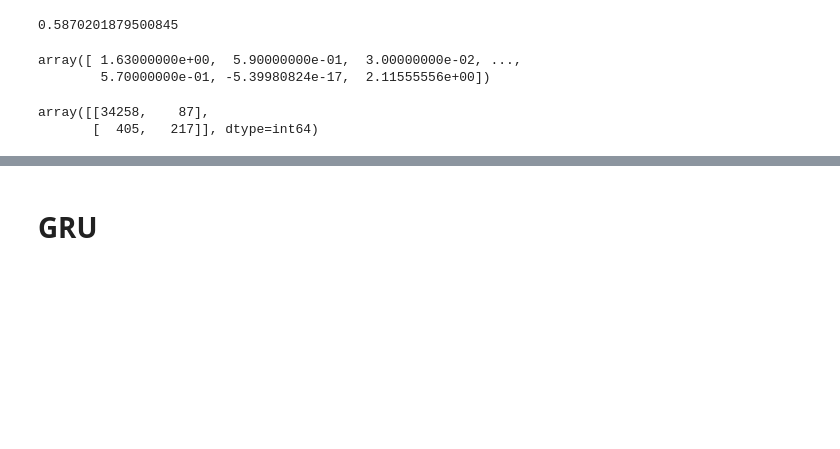
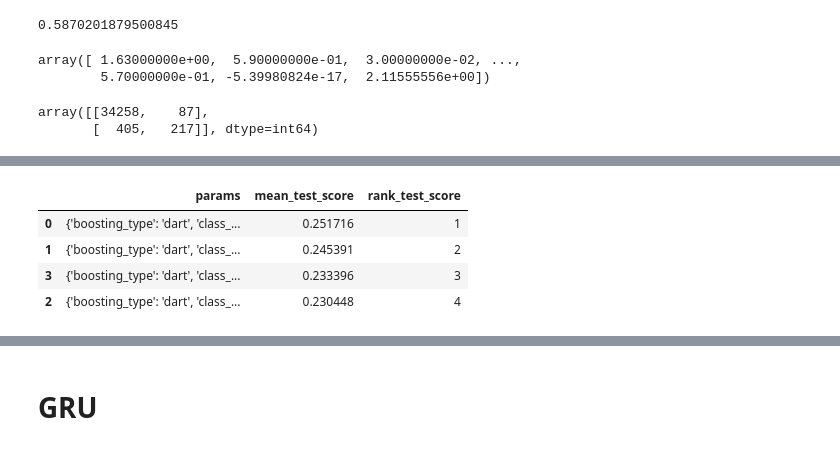
Before and after one commit to Rokkaan5/STAT5010_FinalProject, a Jupyter notebook: code/STAT5010-JK.ipynb, the cells around one changed output, grey strips where cells are left out. Saved outputs shown, nothing was run; the diff lists cells and outputs as text; code cells hidden in the pictures; blank space fills up the shorter version.

```diff
--- a/code/STAT5010-JK.ipynb
+++ b/code/STAT5010-JK.ipynb
@@ -248,0 +251,14 @@ array([[34258,    87],
+# %%
+parameters = {'boosting_type':['dart'],
+              'learning_rate':[.3,.4,.5, .6],
+              'n_jobs': [-1],
+              'class_weight': ['balanced']}
+
+lgbmc = LGBMClassifier()
+
+clf = GridSearchCV(lgbmc,
+                   parameters,
+                   scoring= 'f1',
+                   n_jobs=-1)
+
+lgbm_fit = clf.fit(X = train.iloc[:, 6:106], y = train.loc[:, 'pi_cat'])
@@ -248,0 +273,8 @@ array([[34258,    87],
+# %%
+pd.DataFrame(lgbm_fit.cv_results_)[['params','mean_test_score','rank_test_score']].sort_values('rank_test_score').head(10)
+# %% [output]
+|  | params | mean_test_score | rank_test_score |
+| 0 | {'boosting_type': 'dart', 'class_... | 0.251716 | 1 |
+| 1 | {'boosting_type': 'dart', 'class_... | 0.245391 | 2 |
+| 3 | {'boosting_type': 'dart', 'class_... | 0.233396 | 3 |
+| 2 | {'boosting_type': 'dart', 'class_... | 0.230448 | 4 |
```
Also changed, not shown: parts of 24 cells of this notebook.
